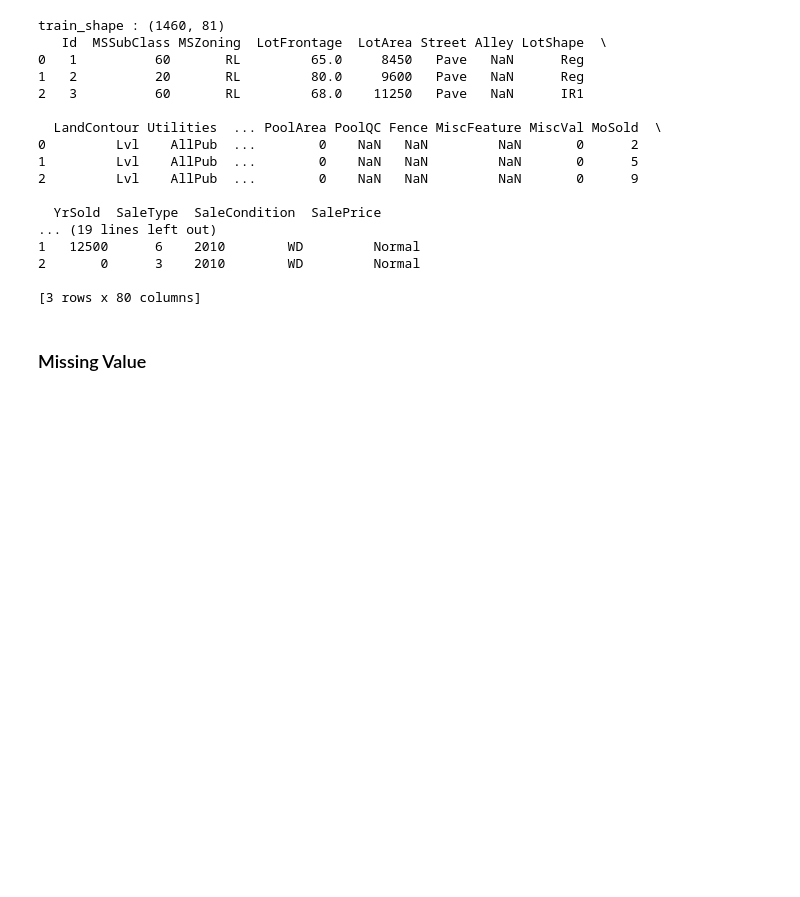
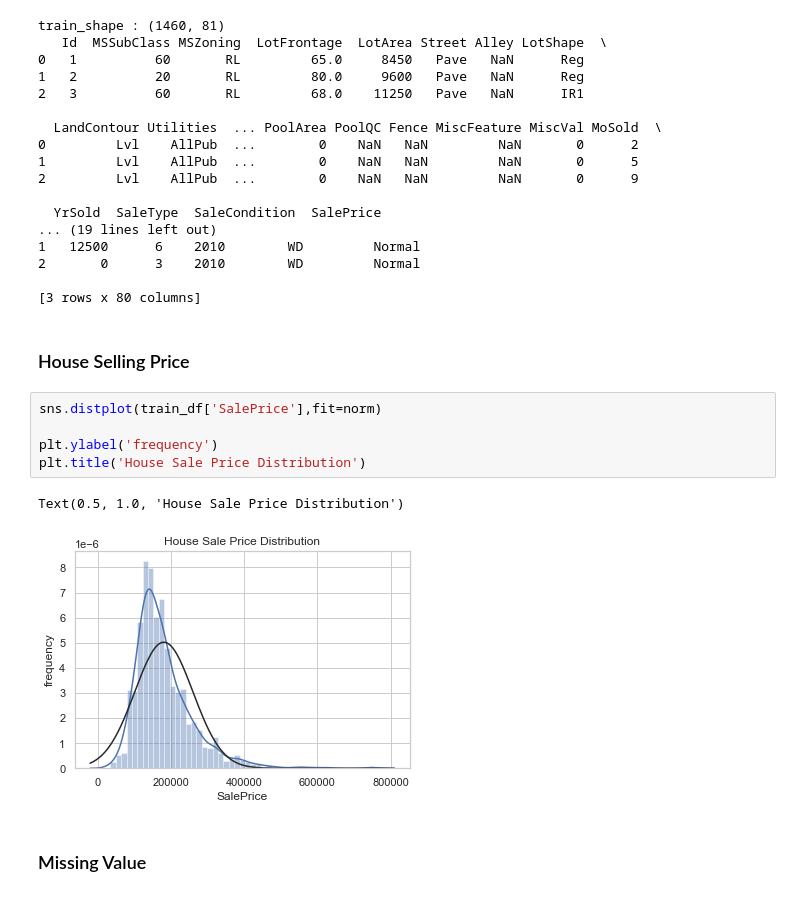
Before and after one commit to sarumaha/Predict-House-Price, a Jupyter notebook: analysis.ipynb, the cells around one changed output. Saved outputs shown, nothing was run; the diff lists cells and outputs as text; blank space fills up the shorter version.

Commit message:
Add House Price Distribution
- Visualize House Price Distribution
- Import normal distribution library

```diff
--- a/analysis.ipynb
+++ b/analysis.ipynb
@@ -34,6 +42,16 @@ train_shape : (1460, 81)
 2       0      3    2010        WD         Normal
 
 [3 rows x 80 columns]
+# %% [markdown]
+### House Selling Price
+# %%
+sns.distplot(train_df['SalePrice'],fit=norm)
+
+plt.ylabel('frequency')
+plt.title('House Sale Price Distribution')
+# %% [output]
+Text(0.5, 1.0, 'House Sale Price Distribution')
+[figure, added]
 # %% [markdown]
 ### Missing Value
 # %%
```
Also changed, not shown: parts of 3 cells of this notebook.
